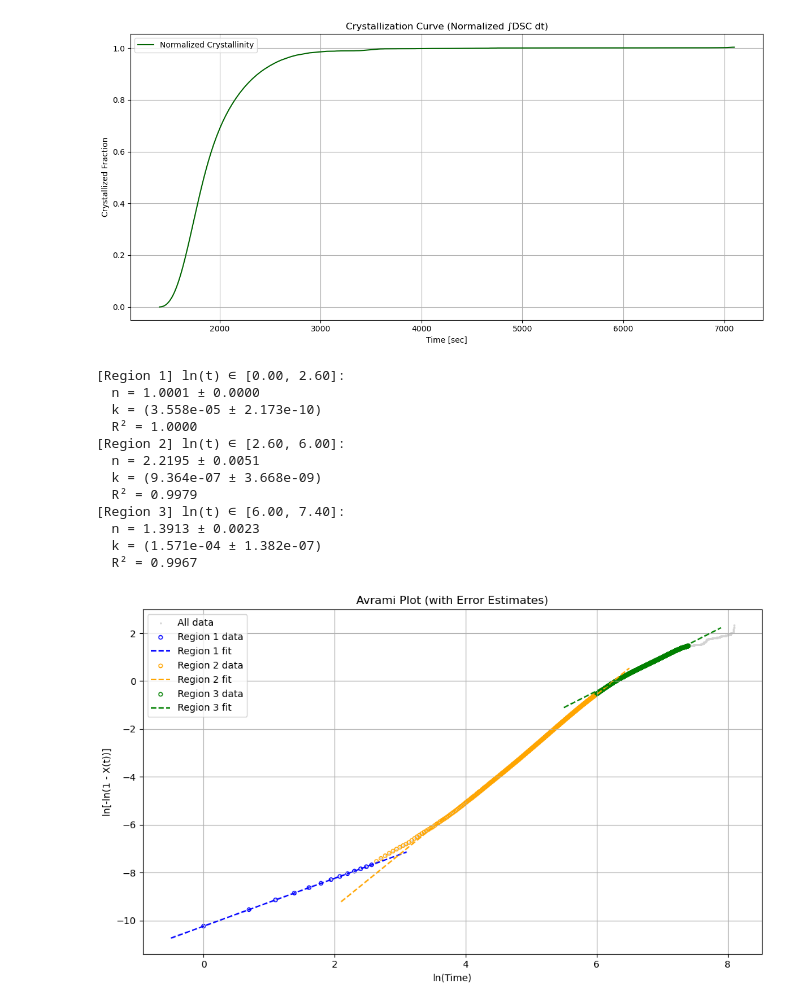
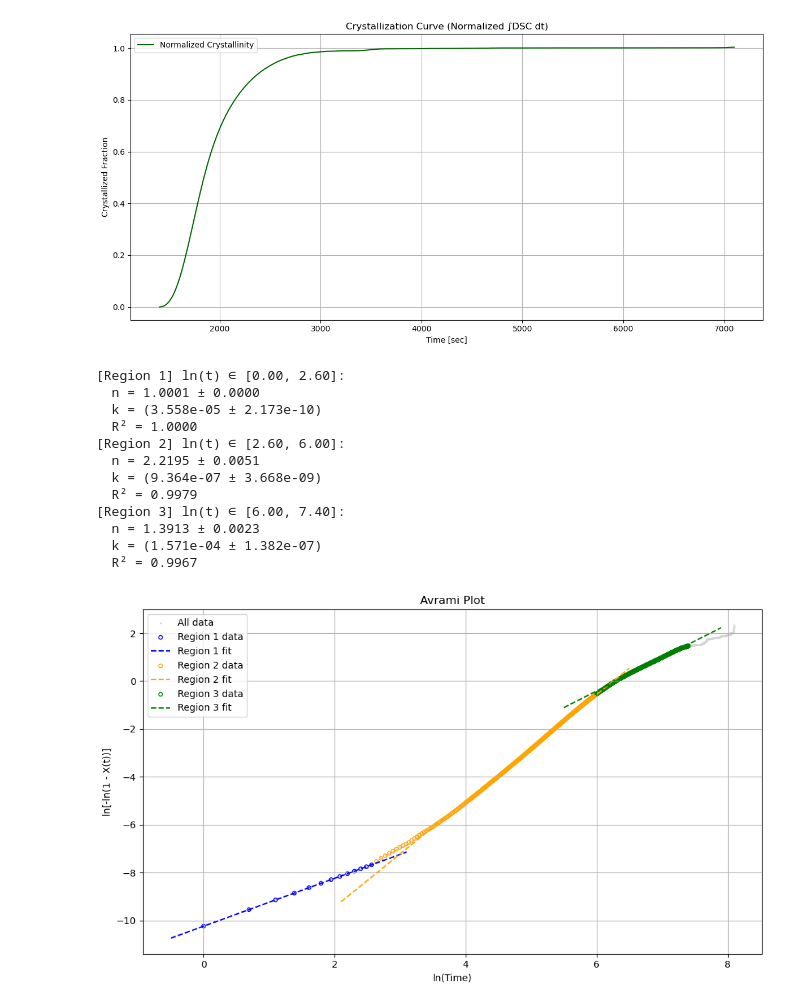
Before and after one commit to kyoka1013/-DSC-, a Jupyter notebook: ana.ipynb, the cells around one changed output. Drawn from its saved outputs; the diff is of its cells as text; code cells hidden in the pictures.

```diff
--- a/ana.ipynb
+++ b/ana.ipynb
@@ -155,34 +155,34 @@ for i in range(3):
 
     print(f"[{labels[i]}] ln(t) ∈ [{x_start:.2f}, {x_end:.2f}]:")
     print(f"  n = {slope:.4f} ± {stderr_slope:.4f}")
     print(f"  k = ({k:.3e} ± {stderr_k:.3e})")
     print(f"  R² = {r**2:.4f}")
 
     plt.scatter(Xlog_i, Y_i, facecolors='none', edgecolors=colors[i], label=f'{labels[i]} data', marker='o', s=15)
     x_fit = np.linspace(x_start-0.5, x_end+0.5, 100)
     y_fit = intercept + slope * x_fit
     plt.plot(x_fit, y_fit, color=colors[i], linestyle='--', label=f'{labels[i]} fit')
 
 plt.xlabel('ln(Time)')
 plt.ylabel('ln[-ln(1 - X(t))]')
-plt.title('Avrami Plot (with Error Estimates)')
+plt.title('Avrami Plot')
 plt.legend()
 plt.grid(True)
 plt.tight_layout()
 plt.show()
 # %% [output]
 [Region 1] ln(t) ∈ [0.00, 2.60]:
   n = 1.0001 ± 0.0000
   k = (3.558e-05 ± 2.173e-10)
   R² = 1.0000
 [Region 2] ln(t) ∈ [2.60, 6.00]:
   n = 2.2195 ± 0.0051
   k = (9.364e-07 ± 3.668e-09)
   R² = 0.9979
 [Region 3] ln(t) ∈ [6.00, 7.40]:
   n = 1.3913 ± 0.0023
   k = (1.571e-04 ± 1.382e-07)
   R² = 0.9967
-[figure, old version]
+[figure, new version]
 # %%
 df_trimmed.to_csv('df_trimmed_output.csv', index=False)
```
